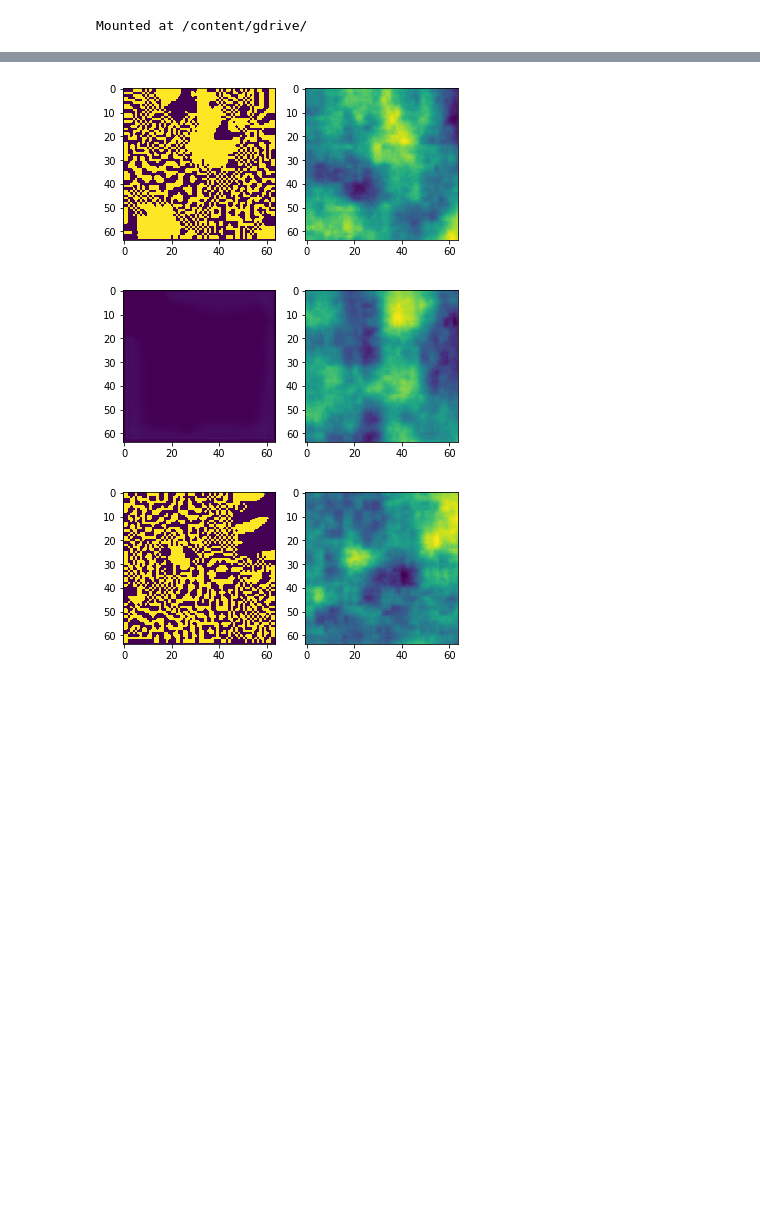
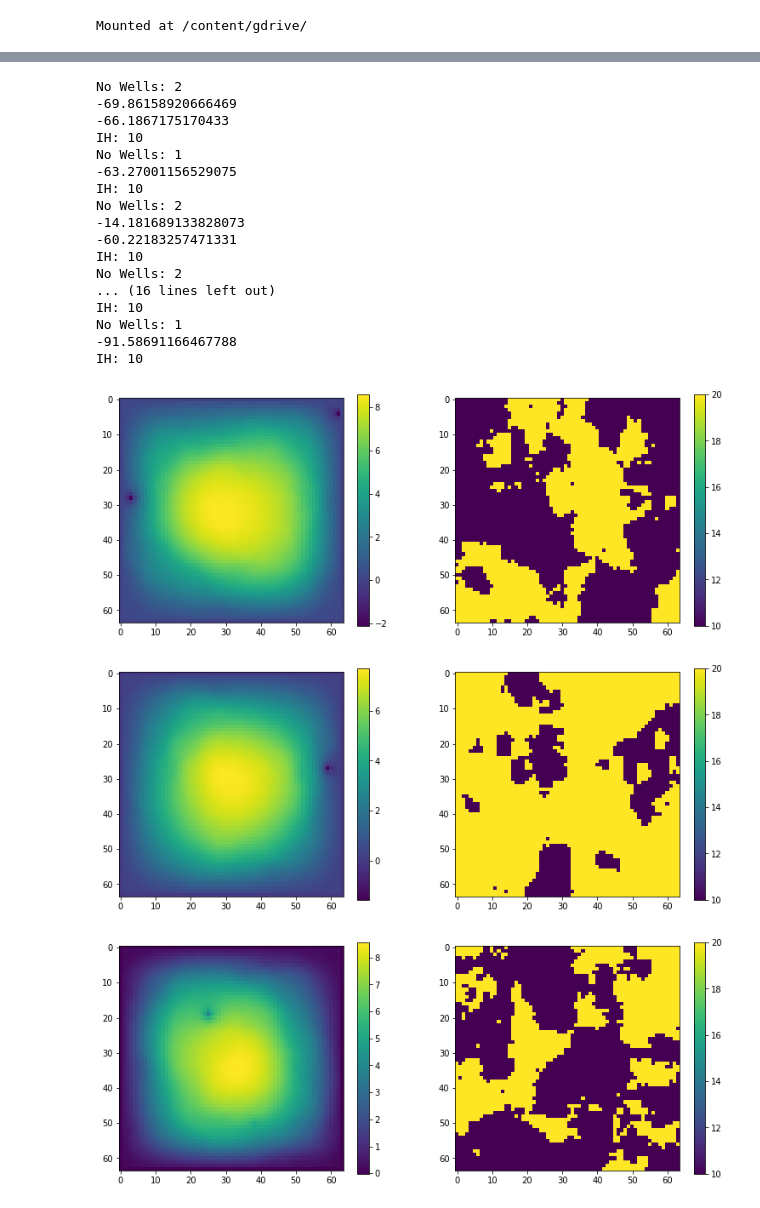
Before and after one commit to mlttac/AUNet_gwf, a Jupyter notebook: Darcy2DSolver.ipynb, the cells around one changed output, grey strips where cells are left out. Cells and saved outputs as stored; diff of their text form; code cells hidden in the pictures; blank space fills up the shorter version.

```diff
--- a/Darcy2DSolver.ipynb
+++ b/Darcy2DSolver.ipynb
@@ -1208,10 +1208,15 @@ import pyRan2DMod as RF
 Mounted at /content/gdrive/
 # %%
 import math
-max_lvl = int(math.log(64)/math.log(2))+1
-seed = -260281
-theta = 100
-rfgen = RF.rand2d(1, max_lvl, 1, theta, 64, 64, seed, 0.0, 1.0, False, 1)
+def k_cond(reals, cellsize, theta, xcells, ycells, k1, k2):
+    max_lvl = int(math.log(64)/math.log(2)) + 1
+    seed = -260281
+    rfgen = RF.rand2d(reals, max_lvl, cellsize, theta, xcells, ycells, seed, 0.0, 1.0, False, 1)
+    while True:
+      fields = np.array(next(rfgen))
+      yield np.where(fields < 0, k1, k2)
+# %%
+rfgen = k_cond(1, 1, 25.0, 64, 64, 10, 20)
 # %%
 import matplotlib.pyplot as plt
 
@@ -1446,7 +1451,7 @@ Ss = np.full((nx, ny, nz), 1)
 FQ = np.zeros((nx, ny, nz))
 FQ[5, 0, 5] = -10000
 
-IH = np.zeros((nx, ny, nz))
+IH = np.full((nx, ny, nz), 10)
 IH[:, 0,  0] = 10
 IH[:, 0, -1] = 10
 IH[0, 0,  :] = 10
@@ -1471,52 +1477,74 @@ plt.imshow(kx[:,0,:])
 # Generate Data Set
 Realisations = 10
 nT = 10
-
+wellLimit = 3
 maxH = 10
-minH = 0
 
 nx = nz = 64
 ny = 1
 
 x = np.linspace(0, nx, nx+1)
 y = np.linspace(-0.5, 0.5, ny+1)
 z = np.linspace(0, nz, nz+1)
 
 gr = Grid(x,y,z)
 
 t = np.array(range(0,nT))
 
 max_lvl = int(math.log(nx)/math.log(2))+1
-seed = -260281
-theta = 100
-rfgen = RF.rand2d(1, max_lvl, 1, theta, nx, nz, seed, 0.0, 1.0, False, 1)
+theta = 25.0
+rfgen = k_cond(1, 1, theta, nx, nz, 10, 20)
 
 Ss = np.full((nx, ny, nz), 1)
-FQ = np.zeros((nx, ny, nz))
-FQ[5, 0, 5] = -10000
-
-IH = np.zeros((nx, ny, nz))
-IH[:, 0,  0] = maxH
-IH[:, 0, -1] = maxH
-IH[0, 0,  :] = maxH
-IH[-1, 0, :] = maxH
+IH = np.full((nx, ny, nz), maxH)
 
 IBOUND = np.ones((nx, ny, nz))
 IBOUND[:, 0,  0] = -1
 IBOUND[:, 0, -1] = -1
 IBOUND[0, 0,  :] = -1
 IBOUND[-1, 0, :] = -1
 
 for i in range(Realisations):
   nrf = next(rfgen)[0]
+  FQ = np.zeros((nx, ny, nz))
+  nWells = np.random.randint(wellLimit)
+
+  print("No Wells:", nWells)
+  for wells in range(nWells):
+    x_pos = np.random.randint(1, nx-1)
+    z_pos = np.random.randint(1, nz-1)
+    pump_rate = np.random.uniform(-100, 0)
+    print(pump_rate)
+    FQ[x_pos, 0, z_pos] = pump_rate
+
   kx = ky = kz = nrf.reshape(nx, ny, nz)
+  print("IH:", IH[0,0,0])
   Out = fdm3t(gr, t, kx, ky, kz, Ss, FQ, IH, IBOUND, epsilon=0.67)
-  plt.subplot(1,2,1)
-  plt.imshow(Out.Phi[5][:,0,:], vmin=minH, vmax=maxH)
-  plt.subplot(1,2,2)
-  plt.imshow(kx[:,0,:])
-  plt.show()
+
+  fig, (ax1, ax2) = plt.subplots(figsize=(13, 5), ncols=2)
+  cb1 = ax1.imshow(Out.Phi[-1][:,0,:])
+  fig.colorbar(cb1, ax=ax1)
+  cb2 = ax2.imshow(kx[:,0,:])
+  fig.colorbar(cb2, ax=ax2)
+  fig.show()
 # %% [output]
+No Wells: 2
+-69.86158920666469
+-66.1867175170433
+IH: 10
+No Wells: 1
+-63.27001156529075
+IH: 10
+No Wells: 2
+-14.181689133828073
+-60.22183257471331
+IH: 10
+No Wells: 2
+... (16 lines left out)
+IH: 10
+No Wells: 1
+-91.58691166467788
+IH: 10
-[figure, old version]
+[figure, new version]
-[figure, old version]
+[figure, new version]
-[figure, old version]
+[figure, new version]
```
Also changed, not shown: parts of 4 cells of this notebook.
